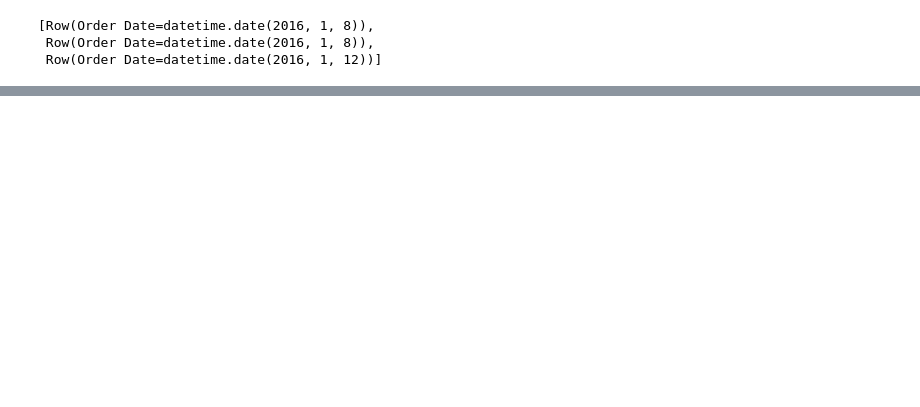
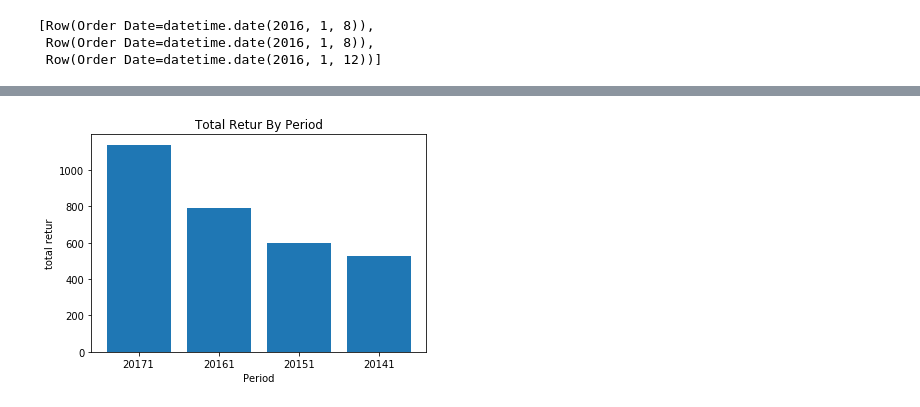
Before and after one commit to caisings/learn-pyspark, a Jupyter notebook: superstore analysis.ipynb, the cells around one changed output, grey strips where cells are left out. Drawn from its saved outputs; the diff is of its cells as text; code cells hidden in the pictures; blank space fills up the shorter version.

```diff
--- a/superstore analysis.ipynb
+++ b/superstore analysis.ipynb
@@ -153,0 +211,2 @@ new_df.groupBy("Period").agg({"Sales":"sum"}).alias("sum_sales").orderBy("sum_sa
+# %%
+retur_df = spark.read.csv("D:/Work/training/sample_training/return.csv", sep="|", inferSchema=True, header=True)
@@ -153,0 +217,12 @@ new_df.groupBy("Period").agg({"Sales":"sum"}).alias("sum_sales").orderBy("sum_sa
+# %%
+from pyspark.sql.functions import broadcast
+
+total_retur_period_df = retur_df \
+    .alias('a')\
+    .join(broadcast(superstore_df.alias('b')), col("a.Order ID") == col("b.Order ID"), how="left")\
+    .select("a.Order ID", "b.Sales", "b.Quantity", "b.period")\
+    .groupBy("Period") \
+    .agg({"Sales":"sum", "Quantity":"sum"})\
+    .withColumnRenamed("SUM(Sales)","total_retur_sales")\
+    .withColumnRenamed("SUM(Quantity)","total_retur_quantity")\
+    .sort(desc("Period"))
@@ -153,0 +278,8 @@ new_df.groupBy("Period").agg({"Sales":"sum"}).alias("sum_sales").orderBy("sum_sa
+# %%
+plt.bar(total_retur_period['Period'], total_retur_period['total_retur_quantity'])
+plt.title("Total Retur By Period")
+plt.xlabel('Period')
+plt.ylabel('total retur')
+plt.show()
+# %% [output]
+[figure, added]
```
Also changed, not shown: parts of 23 cells of this notebook.
